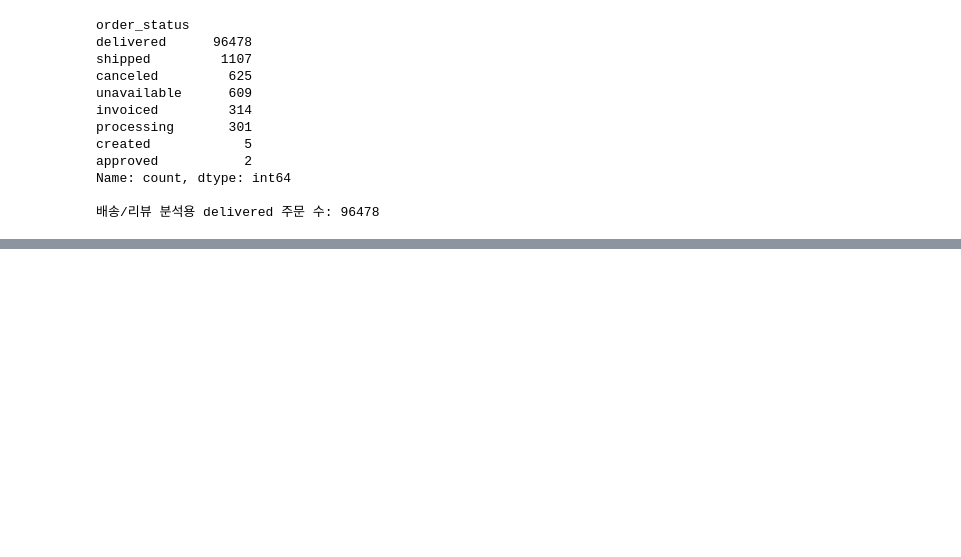
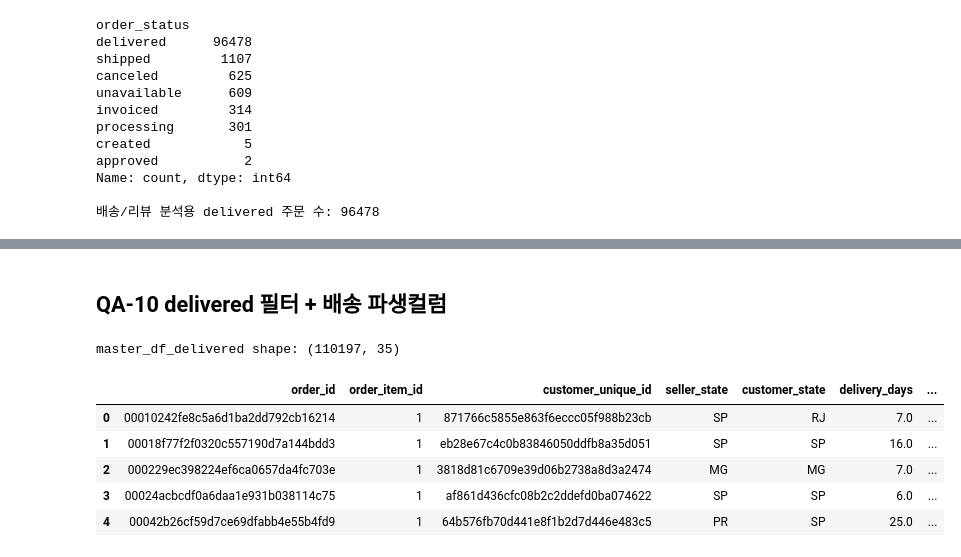
Before and after one commit to KyungminChang/team-oldest-olist-analysis, a Jupyter notebook: notebooks/Distribution_hub/HY/전처리.ipynb, the cells around one changed output, grey strips where cells are left out. Drawn from its saved outputs; the diff is of its cells as text; code cells hidden in the pictures; blank space fills up the shorter version.

```diff
--- a/notebooks/Distribution_hub/HY/전처리.ipynb
+++ b/notebooks/Distribution_hub/HY/전처리.ipynb
@@ -569,0 +596,14 @@ Name: count, dtype: int64
+# %%
+# =========================================================
+# [QA-08] geolocation 집계
+# =========================================================
+geo_zip = geolocation.groupby("geolocation_zip_code_prefix", as_index=False).agg(
+    geolocation_lat=("geolocation_lat", "mean"),
+    geolocation_lng=("geolocation_lng", "mean"),
+    geolocation_city=("geolocation_city", "first"),
+    geolocation_state=("geolocation_state", "first"),
+)
+
+print("geo_zip shape:", geo_zip.shape)
+print("geo_zip prefix 중복:", geo_zip["geolocation_zip_code_prefix"].duplicated().sum())
+geo_zip.head()
@@ -569,0 +651,52 @@ Name: count, dtype: int64
+# %% [markdown]
+## QA-10 delivered 필터 + 배송 파생컬럼
+# %%
+# =========================================================
+# [QA-10] delivered + 파생
+# =========================================================
+master_df_delivered = master_df[master_df["order_status"] == "delivered"].copy()
+
+master_df_delivered["delivery_days"] = (
+    master_df_delivered["order_delivered_customer_date"]
+    - master_df_delivered["order_purchase_timestamp"]
+).dt.days
+
+master_df_delivered["approved_to_carrier_days"] = (
+    master_df_delivered["order_delivered_carrier_date"]
+    - master_df_delivered["order_approved_at"]
+).dt.days
+
+master_df_delivered["carrier_to_customer_days"] = (
+    master_df_delivered["order_delivered_customer_date"]
+    - master_df_delivered["order_delivered_carrier_date"]
+).dt.days
+
+master_df_delivered["is_late"] = (
+    master_df_delivered["order_delivered_customer_date"]
+    > master_df_delivered["order_estimated_delivery_date"]
+).astype("Int64")
+
+master_df_delivered["route_state"] = (
+    master_df_delivered["seller_state"].fillna("UNK")
+    + "->" +
+    master_df_delivered["customer_state"].fillna("UNK")
+)
+
+master_df_delivered["anomaly_flag"] = (
+    (master_df_delivered["order_delivered_carrier_date"] < master_df_delivered["order_approved_at"]) |
+    (master_df_delivered["order_delivered_customer_date"] < master_df_delivered["order_delivered_carrier_date"])
+).astype("int8")
+
+print("master_df_delivered shape:", master_df_delivered.shape)
+master_df_delivered[[
+    "order_id","order_item_id","customer_unique_id","seller_state","customer_state",
+    "delivery_days","approved_to_carrier_days","carrier_to_customer_days","is_late","anomaly_flag"
+]].head(5)
+# %% [output]
+master_df_delivered shape: (110197, 35)
+|  | order_id | order_item_id | customer_unique_id | seller_state | customer_state | delivery_days | ... |
+| 0 | 00010242fe8c5a6d1ba2dd792cb16214 | 1 | 871766c5855e863f6eccc05f988b23cb | SP | RJ | 7.0 | ... |
+| 1 | 00018f77f2f0320c557190d7a144bdd3 | 1 | eb28e67c4c0b83846050ddfb8a35d051 | SP | SP | 16.0 | ... |
+| 2 | 000229ec398224ef6ca0657da4fc703e | 1 | 3818d81c6709e39d06b2738a8d3a2474 | MG | MG | 7.0 | ... |
+| 3 | 00024acbcdf0a6daa1e931b038114c75 | 1 | af861d436cfc08b2c2ddefd0ba074622 | SP | SP | 6.0 | ... |
+| 4 | 00042b26cf59d7ce69dfabb4e55b4fd9 | 1 | 64b576fb70d441e8f1b2d7d446e483c5 | PR | SP | 25.0 | ... |
```
Also changed, not shown: parts of 12 cells of this notebook.
